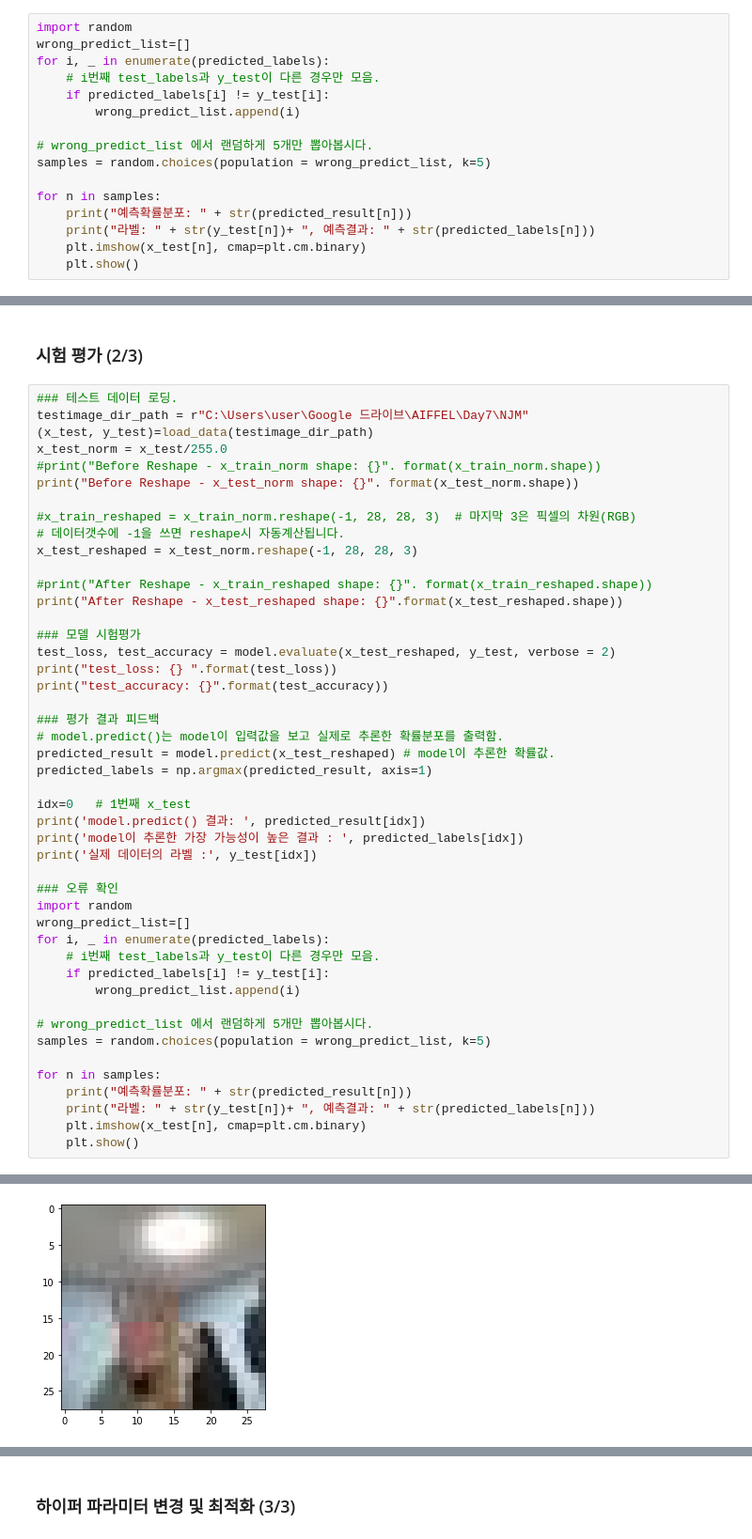
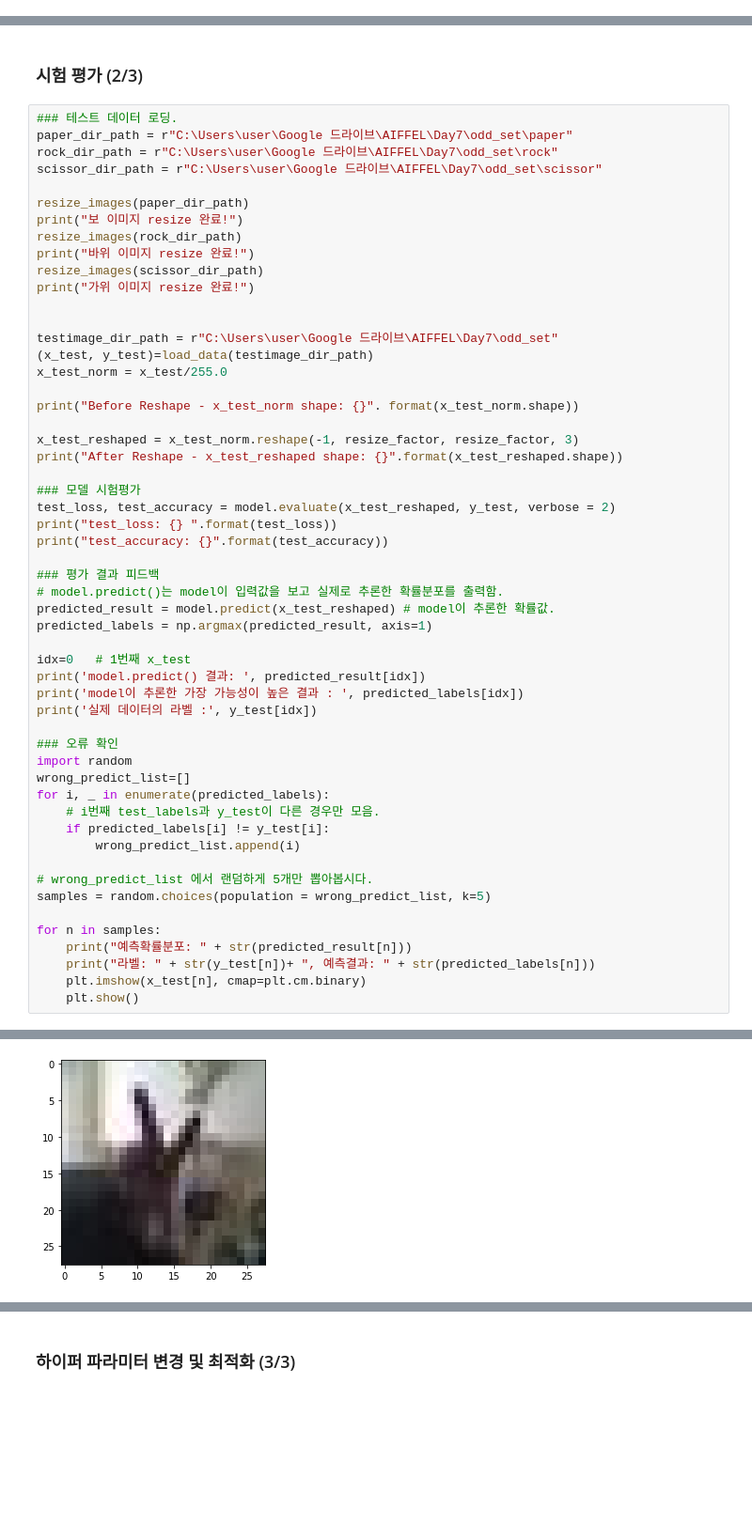
Before and after one commit to Cham-Choi/ChamPublic, a Jupyter notebook: Day7 mini project.ipynb, the cells around one changed output, grey strips where cells are left out. Shown at 94% size. Cells and saved outputs as stored; diff of their text form; blank space fills up the shorter version.

```diff
--- a/Day7 mini project.ipynb
+++ b/Day7 mini project.ipynb
@@ -282,16 +2,0 @@ plt.show()
-# %%
-import random
-wrong_predict_list=[]
-for i, _ in enumerate(predicted_labels):
-    # i번째 test_labels과 y_test이 다른 경우만 모음.
-    if predicted_labels[i] != y_test[i]:
-        wrong_predict_list.append(i)
-
-# wrong_predict_list 에서 랜덤하게 5개만 뽑아봅시다.
-samples = random.choices(population = wrong_predict_list, k=5)
-
-for n in samples:
-    print("예측확률분포: " + str(predicted_result[n]))
-    print("라벨: " + str(y_test[n])+ ", 예측결과: " + str(predicted_labels[n]))
-    plt.imshow(x_test[n], cmap=plt.cm.binary)
-    plt.show()
@@ -684,17 +155,25 @@ test_accuracy: 0.8600000143051147
 ### 시험 평가 (2/3)
 # %%
 ### 테스트 데이터 로딩.
-testimage_dir_path = r"C:\Users\user\Google 드라이브\AIFFEL\Day7\NJM"
+paper_dir_path = r"C:\Users\user\Google 드라이브\AIFFEL\Day7\odd_set\paper"
+rock_dir_path = r"C:\Users\user\Google 드라이브\AIFFEL\Day7\odd_set\rock"
+scissor_dir_path = r"C:\Users\user\Google 드라이브\AIFFEL\Day7\odd_set\scissor"
+
+resize_images(paper_dir_path)
+print("보 이미지 resize 완료!")
+resize_images(rock_dir_path)
+print("바위 이미지 resize 완료!")
+resize_images(scissor_dir_path)
+print("가위 이미지 resize 완료!")
+
+
+testimage_dir_path = r"C:\Users\user\Google 드라이브\AIFFEL\Day7\odd_set"
 (x_test, y_test)=load_data(testimage_dir_path)
 x_test_norm = x_test/255.0
-#print("Before Reshape - x_train_norm shape: {}". format(x_train_norm.shape))
+
 print("Before Reshape - x_test_norm shape: {}". format(x_test_norm.shape))
 
-#x_train_reshaped = x_train_norm.reshape(-1, 28, 28, 3)  # 마지막 3은 픽셀의 차원(RGB)
-# 데이터갯수에 -1을 쓰면 reshape시 자동계산됩니다.
-x_test_reshaped = x_test_norm.reshape(-1, 28, 28, 3)
-
-#print("After Reshape - x_train_reshaped shape: {}". format(x_train_reshaped.shape))
+x_test_reshaped = x_test_norm.reshape(-1, resize_factor, resize_factor, 3)
 print("After Reshape - x_test_reshaped shape: {}".format(x_test_reshaped.shape))
 
 ### 모델 시험평가
@@ -749 +234 @@ model이 추론한 가장 가능성이 높은 결과 :  1
-[figure, old version]
+[figure, new version]
```
Also changed, not shown: parts of 38 cells of this notebook.
